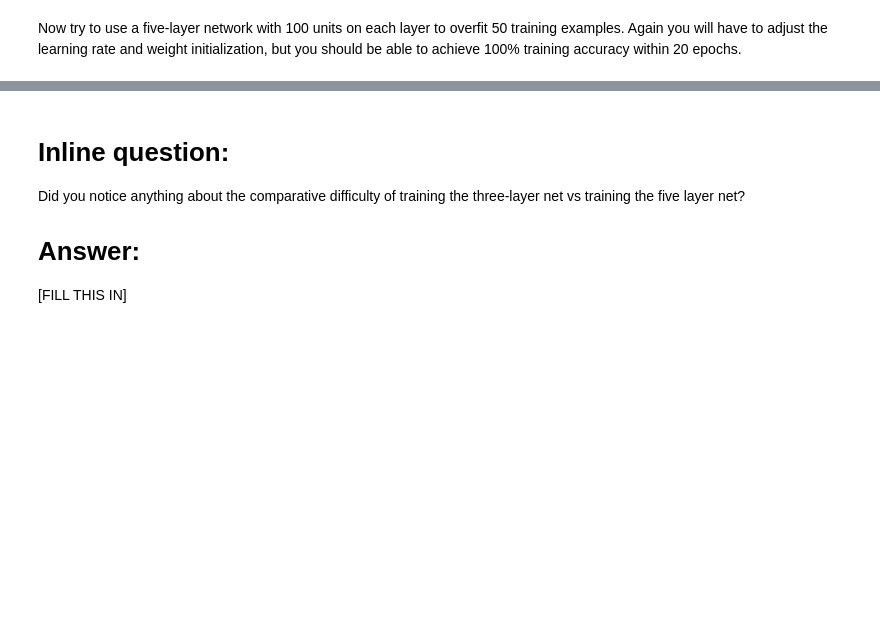
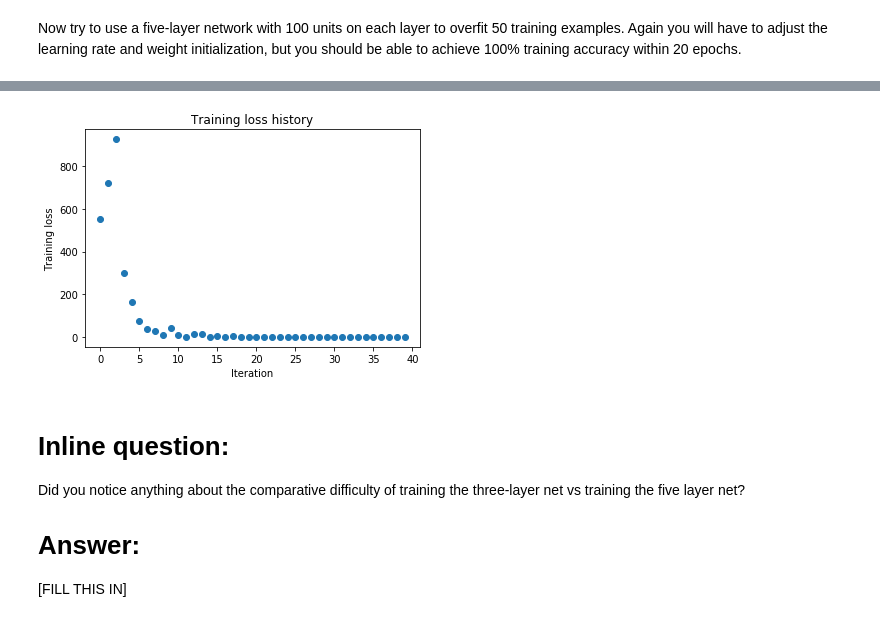
Before and after one commit to FantasyJXF/Coursera_AI, a Jupyter notebook: CS231n/Assignments_Spring_2017/assignment2/Q1_FullyConnectedNets.ipynb, the cells around one changed output, grey strips where cells are left out. Drawn from its saved outputs; the diff is of its cells as text; code cells hidden in the pictures; blank space fills up the shorter version.

```diff
--- a/CS231n/Assignments_Spring_2017/assignment2/Q1_FullyConnectedNets.ipynb
+++ b/CS231n/Assignments_Spring_2017/assignment2/Q1_FullyConnectedNets.ipynb
@@ -419,8 +478,10 @@ small_data = {
   'y_val': data['y_val'],
 }
 
-learning_rate = 1e-3
-weight_scale = 1e-5
+#learning_rate = 1e-3
+# weight_scale = 1e-5
+learning_rate = 1e-3*0.8
+weight_scale = 1e-1*1.3
 model = FullyConnectedNet([100, 100, 100, 100],
                 weight_scale=weight_scale, dtype=np.float64)
 solver = Solver(model, small_data,
@@ -437,3 +498,4 @@ plt.title('Training loss history')
 plt.xlabel('Iteration')
 plt.ylabel('Training loss')
 plt.show()
+# %% [output]
@@ -440,3 +519,4 @@ plt.show()
+[figure, added]
 # %% [markdown]
 # Inline question:
 Did you notice anything about the comparative difficulty of training the three-layer net vs training the five layer net?
```
Also changed, not shown: parts of 8 cells of this notebook, 2 other files.
